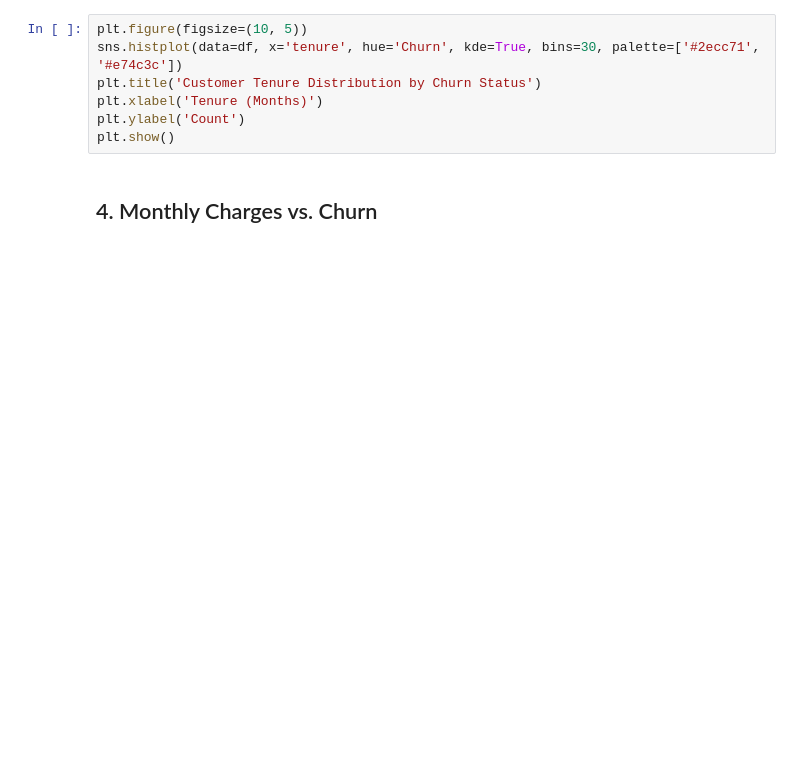
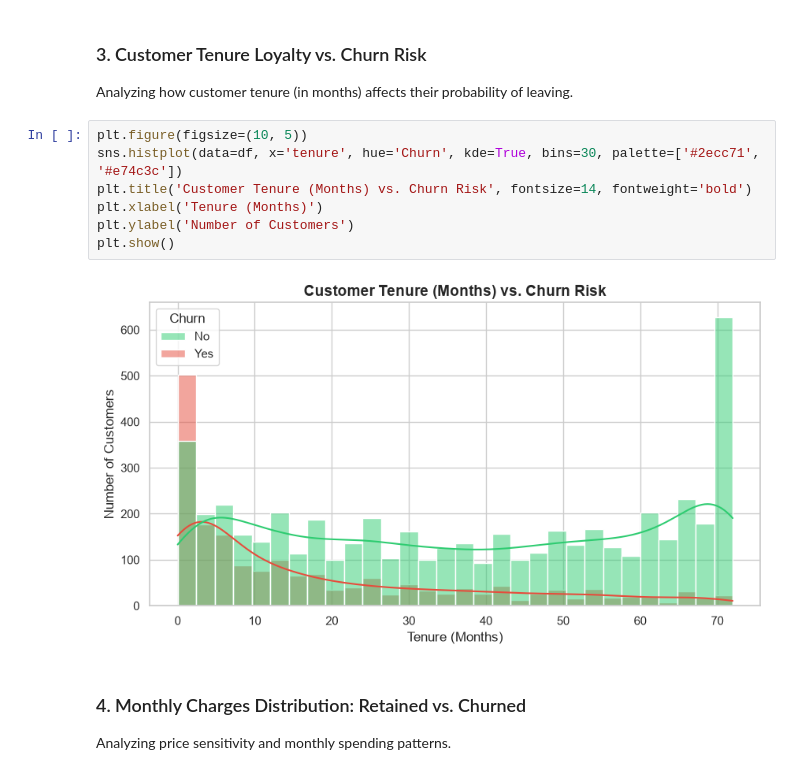
Before and after one commit to Varshapandey-8757/customer-churn-ltv-engine, a Jupyter notebook: notebooks/02_eda.ipynb, the cells around one changed output. Saved outputs shown, nothing was run; the diff lists cells and outputs as text; blank space fills up the shorter version.

```diff
--- a/notebooks/02_eda.ipynb
+++ b/notebooks/02_eda.ipynb
@@ -41,12 +50,18 @@ plt.show()
+# %% [markdown]
+### 3. Customer Tenure Loyalty vs. Churn Risk
+Analyzing how customer tenure (in months) affects their probability of leaving.
 # %%
 plt.figure(figsize=(10, 5))
 sns.histplot(data=df, x='tenure', hue='Churn', kde=True, bins=30, palette=['#2ecc71', '#e74c3c'])
-plt.title('Customer Tenure Distribution by Churn Status')
+plt.title('Customer Tenure (Months) vs. Churn Risk', fontsize=14, fontweight='bold')
 plt.xlabel('Tenure (Months)')
-plt.ylabel('Count')
+plt.ylabel('Number of Customers')
 plt.show()
+# %% [output]
+[figure, added]
 # %% [markdown]
-## 4. Monthly Charges vs. Churn
+### 4. Monthly Charges Distribution: Retained vs. Churned
+Analyzing price sensitivity and monthly spending patterns.
 # %%
 plt.figure(figsize=(10, 5))
 sns.kdeplot(data=df[df['Churn']=='No']['MonthlyCharges'], label='Retained', color='#2ecc71', fill=True)
```
Also changed, not shown: parts of 11 cells of this notebook, 1 other file.
